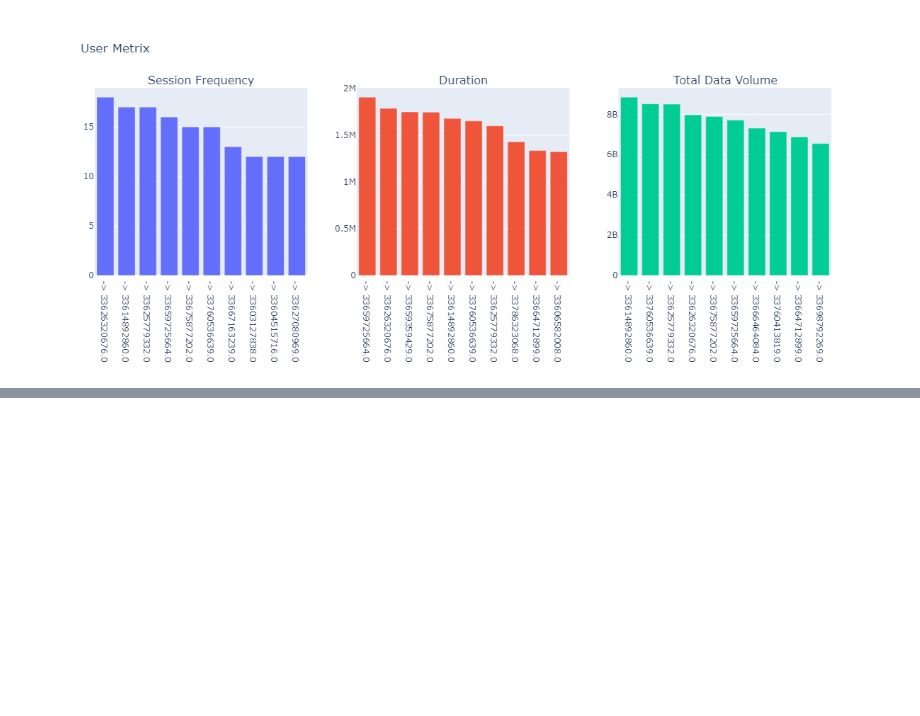
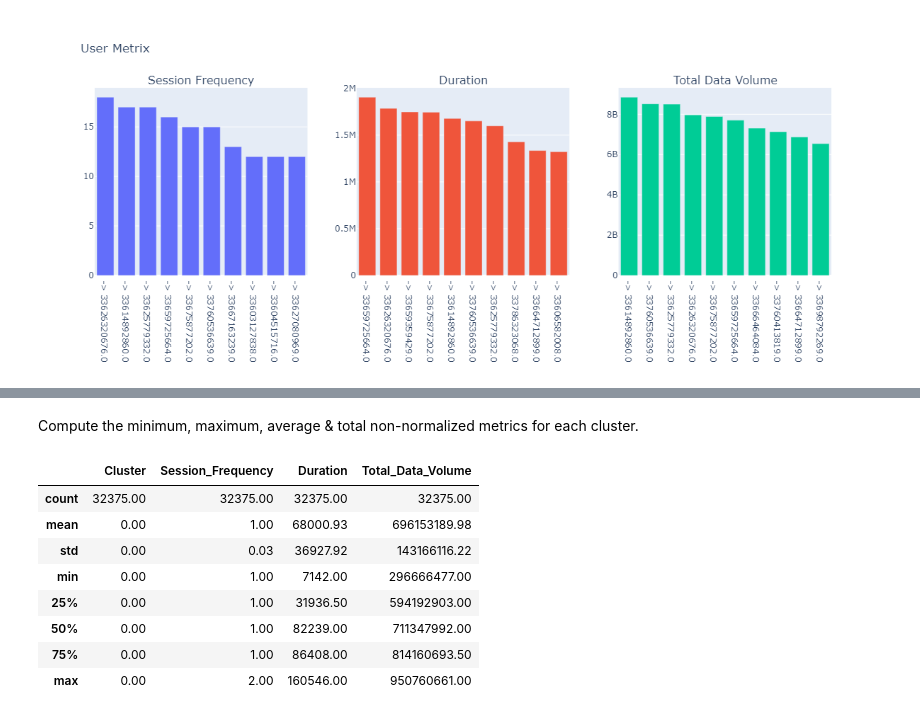
Before and after one commit to yonamg/Telecom-Data-Analysis, a Jupyter notebook: notebook/user_engagement_analysis.ipynb, the cells around one changed output, grey strips where cells are left out. Cells and saved outputs as stored; diff of their text form; code cells hidden in the pictures; blank space fills up the shorter version.

```diff
--- a/notebook/user_engagement_analysis.ipynb
+++ b/notebook/user_engagement_analysis.ipynb
@@ -136,0 +160,15 @@ array([0, 2, 2, ..., 2, 0, 2])
+# %% [markdown]
+Compute the minimum, maximum, average & total non-normalized metrics for each cluster.
+# %%
+cluster1 = user_engage[user_engage["Cluster"]==0]
+cluster1.describe()
+# %% [output]
+|  | Cluster | Session_Frequency | Duration | Total_Data_Volume |
+| count | 32375.00 | 32375.00 | 32375.00 | 32375.00 |
+| mean | 0.00 | 1.00 | 68000.93 | 696153189.98 |
+| std | 0.00 | 0.03 | 36927.92 | 143166116.22 |
+| min | 0.00 | 1.00 | 7142.00 | 296666477.00 |
+| 25% | 0.00 | 1.00 | 31936.50 | 594192903.00 |
+| 50% | 0.00 | 1.00 | 82239.00 | 711347992.00 |
+| 75% | 0.00 | 1.00 | 86408.00 | 814160693.50 |
+| max | 0.00 | 2.00 | 160546.00 | 950760661.00 |
```
Also changed, not shown: parts of 16 cells of this notebook.
